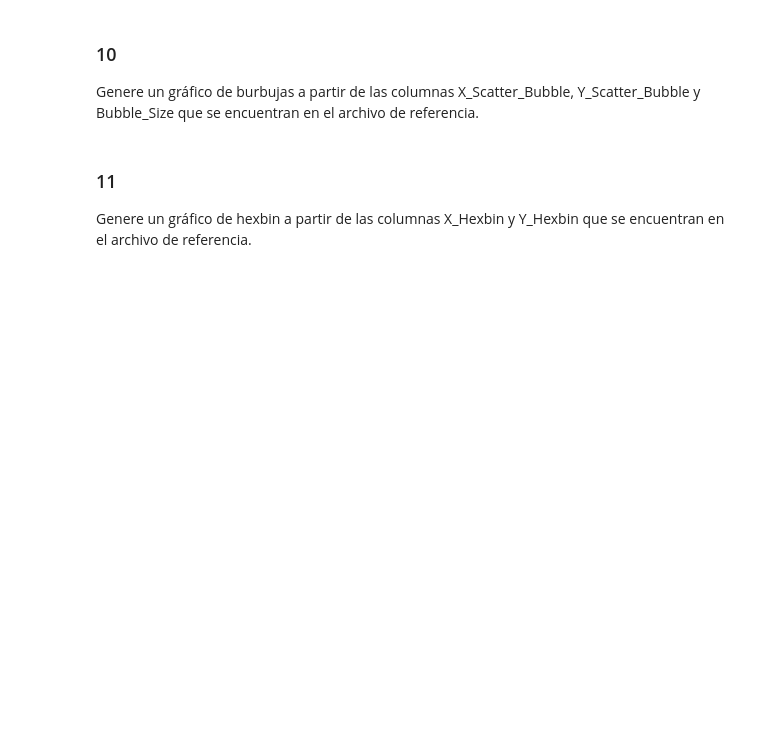
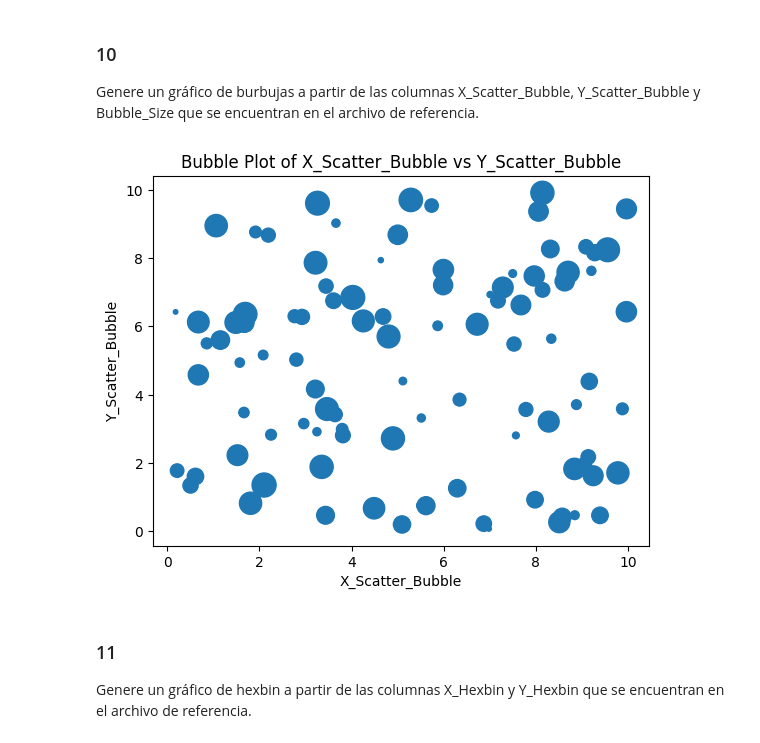
Before and after one commit to jgrajalesa/Talleres_PPI, a Jupyter notebook: Taller_04_Matplotlib.ipynb, the cells around one changed output. Cells and saved outputs as stored; diff of their text form; code cells hidden in the pictures; blank space fills up the shorter version.

```diff
--- a/Taller_04_Matplotlib.ipynb
+++ b/Taller_04_Matplotlib.ipynb
@@ -964,3 +962,20 @@ Genere un gráfico de burbujas a partir de las columnas X_Scatter_Bubble, Y_Scat
+# %%
+# Importar las librerias necesarias
+
+import matplotlib.pyplot as plt
+
+# Crear el gráfico de burbujas
+plt.scatter(df['X_Scatter_Bubble'], df['Y_Scatter_Bubble'], s=df['Bubble_Size'])
+
+# Agregar etiquetas y título
+plt.xlabel('X_Scatter_Bubble')
+plt.ylabel('Y_Scatter_Bubble')
+plt.title('Bubble Plot of X_Scatter_Bubble vs Y_Scatter_Bubble')
+
+# Mostrar el gráfico
+plt.show()
+# %% [output]
+[figure, added]
 # %% [markdown]
 ### 11
 Genere un gráfico de hexbin a partir de las columnas X_Hexbin y Y_Hexbin que se encuentran en el archivo de referencia.
```
Also changed, not shown: parts of 3 cells of this notebook.
